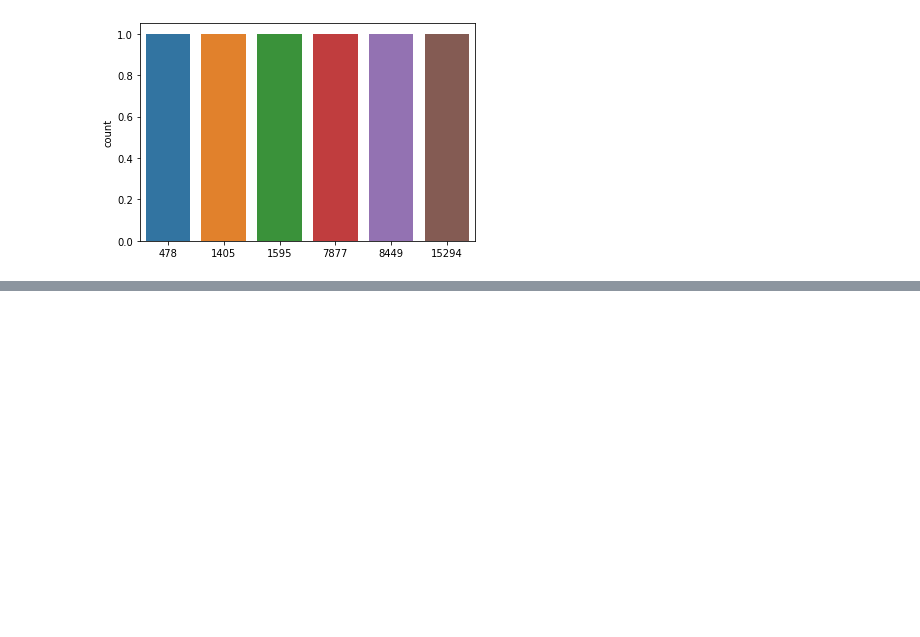
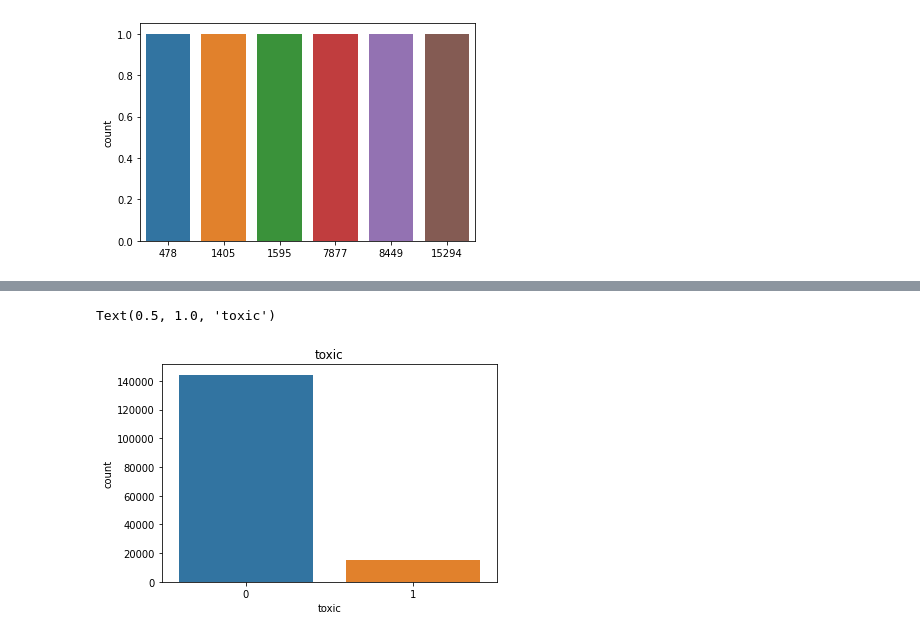
Before and after one commit to amiruddinsaifi/Technocolabs, a Jupyter notebook: toxic comment classification.ipynb, the cells around one changed output, grey strips where cells are left out. Drawn from its saved outputs; the diff is of its cells as text; code cells hidden in the pictures; blank space fills up the shorter version.

```diff
--- a/toxic comment classification.ipynb
+++ b/toxic comment classification.ipynb
@@ -102,4 +109,7 @@ sns.countplot(one)
 # %%
 sns.countplot(x='toxic', data=train)
-plt.title('Severe_toxic')
+plt.title('toxic')
+# %% [output]
+Text(0.5, 1.0, 'toxic')
+[figure, added]
 # %%
```
Also changed, not shown: parts of 3 cells of this notebook.
